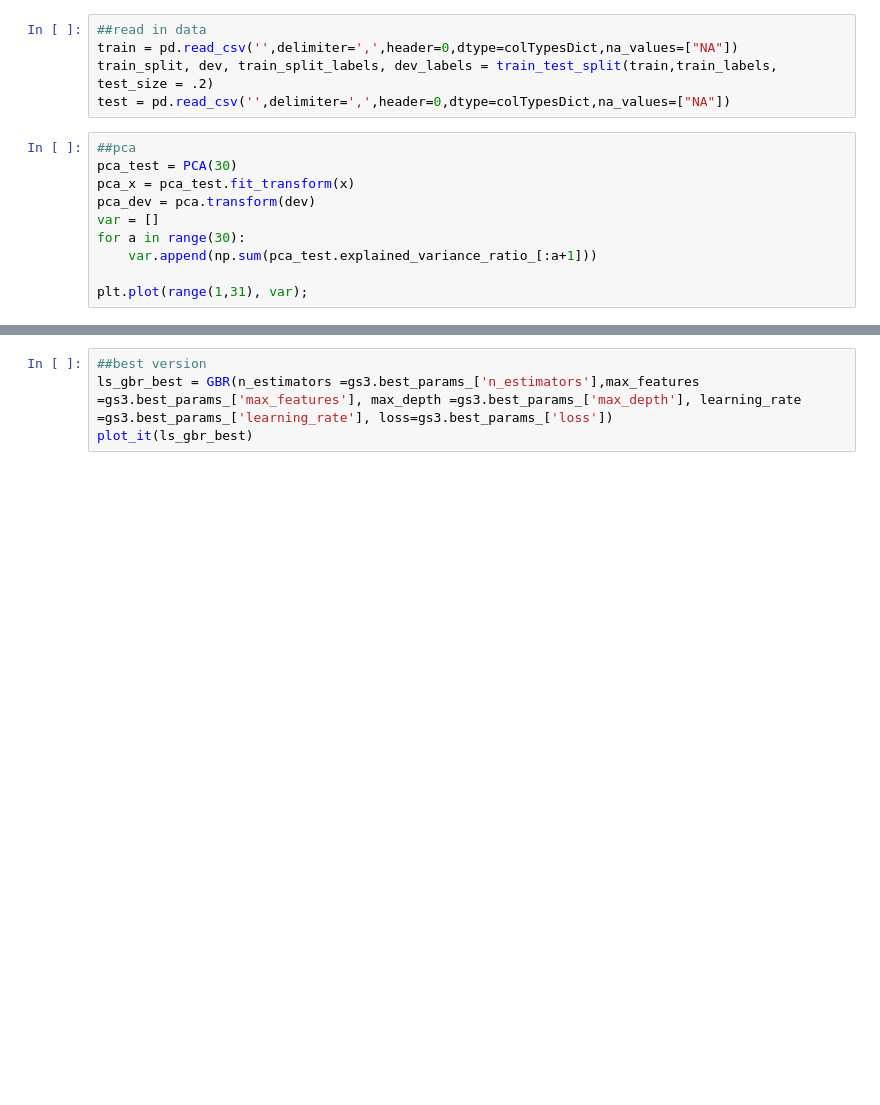
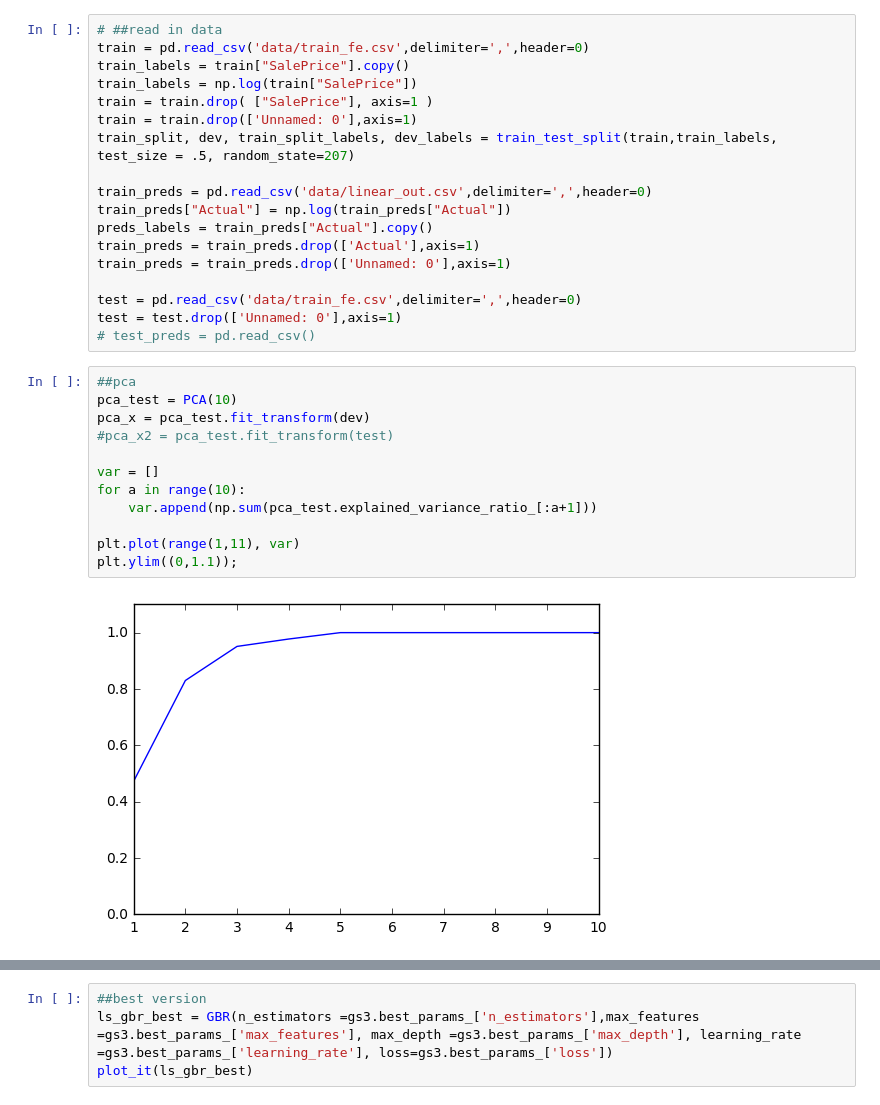
Before and after one commit to kctobin/207, a Jupyter notebook: RealEstateFinal - Ensemble.ipynb, the cells around one changed output, grey strips where cells are left out. Drawn from its saved outputs; the diff is of its cells as text; blank space fills up the shorter version.

```diff
--- a/RealEstateFinal - Ensemble.ipynb
+++ b/RealEstateFinal - Ensemble.ipynb
@@ -55,18 +47,35 @@ def plot_pca(model, n):
 
     plt.scatter(range(1,n+1),scores)
     plt.show()
-# %%
-##read in data
-train = pd.read_csv('',delimiter=',',header=0,dtype=colTypesDict,na_values=["NA"])
-train_split, dev, train_split_labels, dev_labels = train_test_split(train,train_labels, test_size = .2)
-test = pd.read_csv('',delimiter=',',header=0,dtype=colTypesDict,na_values=["NA"])
+# %%
+# ##read in data
+train = pd.read_csv('data/train_fe.csv',delimiter=',',header=0)
+train_labels = train["SalePrice"].copy()
+train_labels = np.log(train["SalePrice"])
+train = train.drop( ["SalePrice"], axis=1 )
+train = train.drop(['Unnamed: 0'],axis=1)
+train_split, dev, train_split_labels, dev_labels = train_test_split(train,train_labels, test_size = .5, random_state=207)
+
+train_preds = pd.read_csv('data/linear_out.csv',delimiter=',',header=0)
+train_preds["Actual"] = np.log(train_preds["Actual"])
+preds_labels = train_preds["Actual"].copy()
+train_preds = train_preds.drop(['Actual'],axis=1)
+train_preds = train_preds.drop(['Unnamed: 0'],axis=1)
+
+test = pd.read_csv('data/train_fe.csv',delimiter=',',header=0)
+test = test.drop(['Unnamed: 0'],axis=1)
+# test_preds = pd.read_csv()
 # %%
 ##pca
-pca_test = PCA(30)
-pca_x = pca_test.fit_transform(x)
-pca_dev = pca.transform(dev)
+pca_test = PCA(10)
+pca_x = pca_test.fit_transform(dev)
+#pca_x2 = pca_test.fit_transform(test)
+
 var = []
-for a in range(30):
+for a in range(10):
     var.append(np.sum(pca_test.explained_variance_ratio_[:a+1]))
 
-plt.plot(range(1,31), var);
+plt.plot(range(1,11), var)
+plt.ylim((0,1.1));
+# %% [output]
+[figure, added]
```
Also changed, not shown: parts of 5 cells of this notebook, 1 other file.
